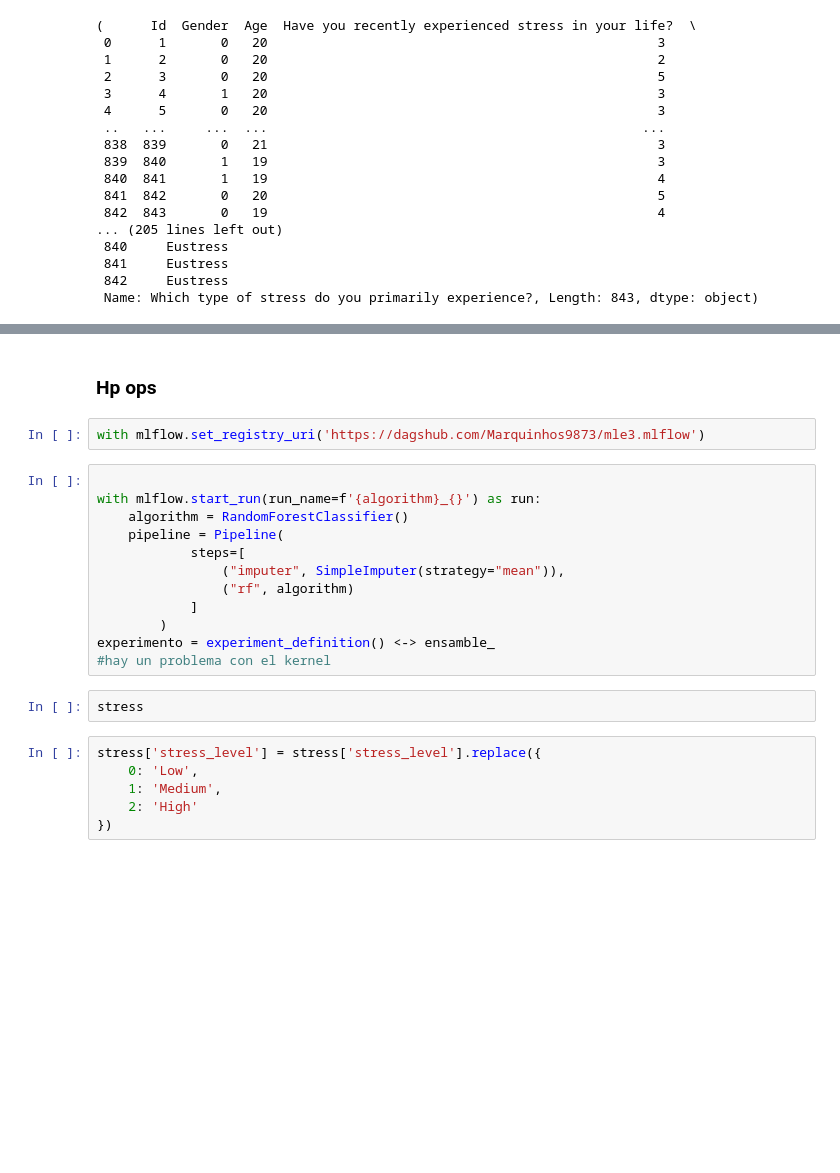
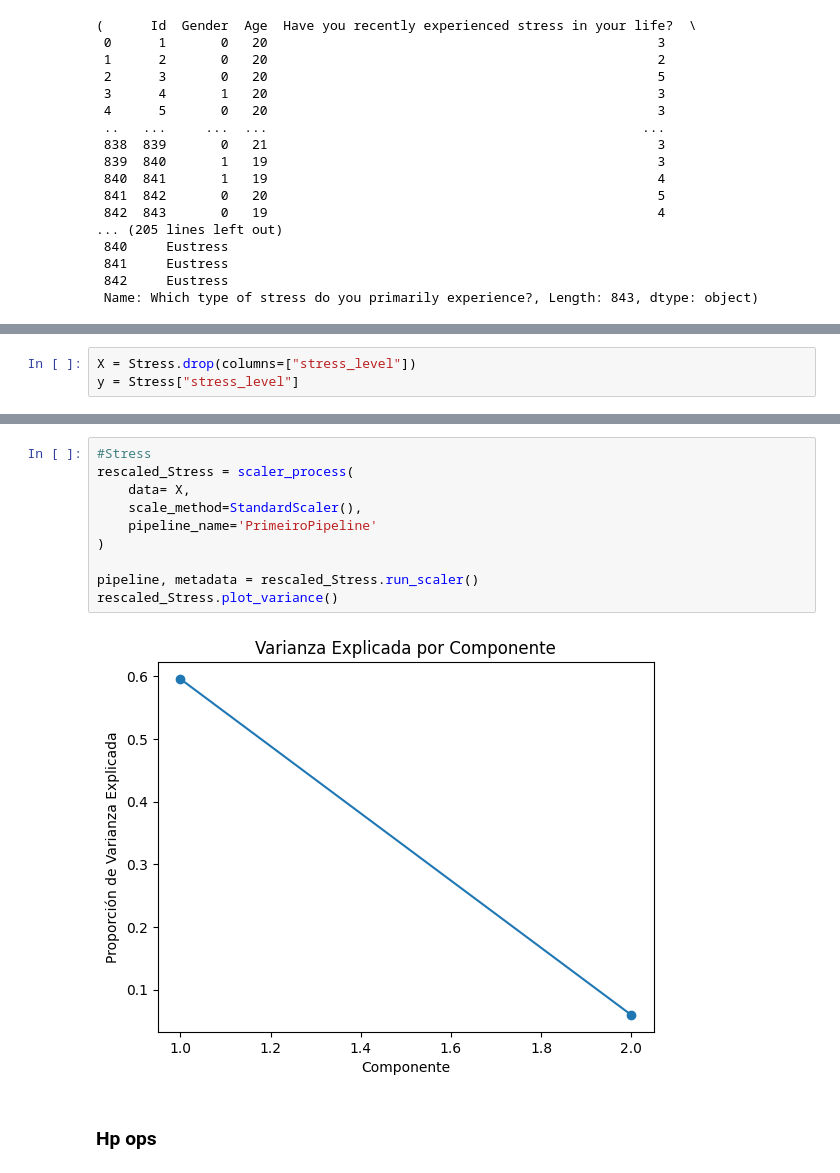
Before and after one commit to Marquinhos9873/mle3, a Jupyter notebook: notebooks/Clasificacion HPM.ipynb, the cells around one changed output, grey strips where cells are left out. Drawn from its saved outputs; the diff is of its cells as text; blank space fills up the shorter version.

```diff
--- a/notebooks/Clasificacion HPM.ipynb
+++ b/notebooks/Clasificacion HPM.ipynb
@@ -281,0 +328,3 @@ stress
+# %%
+X = Stress.drop(columns=["stress_level"])
+y = Stress["stress_level"]
@@ -282,26 +372,16 @@ stress
+# %%
+#Stress
+rescaled_Stress = scaler_process(
+    data= X,
+    scale_method=StandardScaler(),
+    pipeline_name='PrimeiroPipeline'
+)
+
+pipeline, metadata = rescaled_Stress.run_scaler()
+rescaled_Stress.plot_variance()
+# %% [output]
+[figure, added]
 # %% [markdown]
 ### Hp ops
-# %%
-with mlflow.set_registry_uri('https://dagshub.com/Marquinhos9873/mle3.mlflow')
-# %%
-
-with mlflow.start_run(run_name=f'{algorithm}_{}') as run:
-    algorithm = RandomForestClassifier()
-    pipeline = Pipeline(
-            steps=[
-                ("imputer", SimpleImputer(strategy="mean")),
-                ("rf", algorithm)
-            ]
-        )
-experimento = experiment_definition() <-> ensamble_
-#hay un problema con el kernel
-# %%
-stress
-# %%
-stress['stress_level'] = stress['stress_level'].replace({
-    0: 'Low',
-    1: 'Medium',
-    2: 'High'
-})
 # %% [markdown]
 ![image.png](attachment:76a9ffe8-f982-4a32-bbbb-f5be30d7e8e4.png)
```
Also changed, not shown: parts of 23 cells of this notebook, 5 other files.
